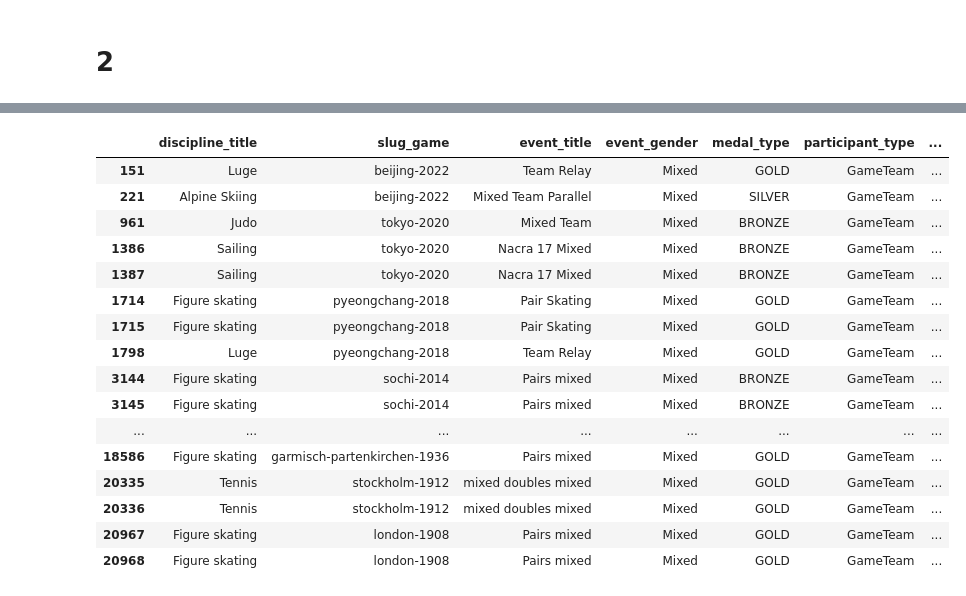
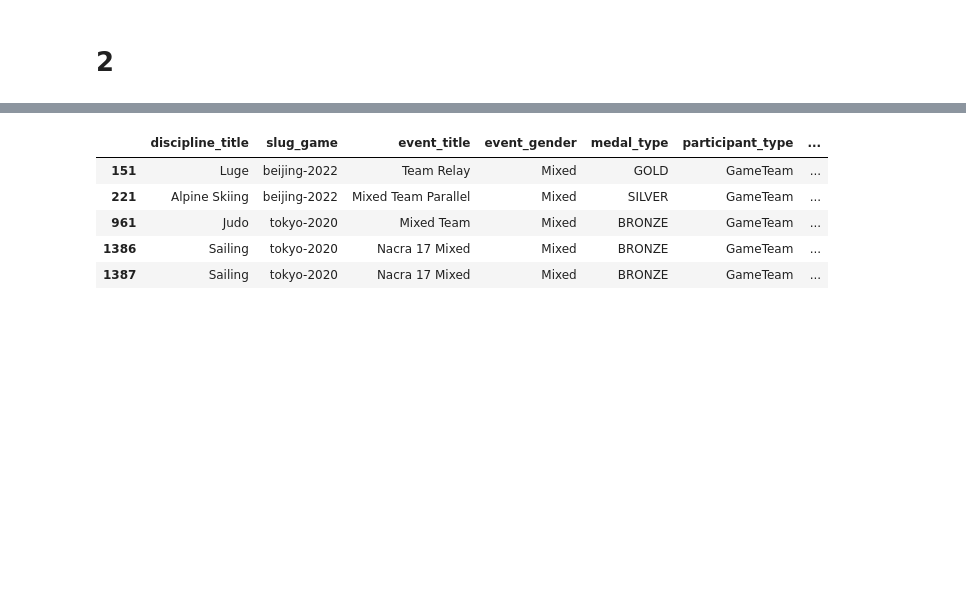
Before and after one commit to LakhbirSin/DessineMoiJO, a Jupyter notebook: JO BON.ipynb, the cells around one changed output, grey strips where cells are left out. Saved outputs shown, nothing was run; the diff lists cells and outputs as text; code cells hidden in the pictures; blank space fills up the shorter version.

```diff
--- a/JO BON.ipynb
+++ b/JO BON.ipynb
@@ -265,24 +186,13 @@ plotF + p9.geom_line(color='red') + p9.ggtitle("Total Athletes DE Femme")
 # %%
 Mixed = Medaille[Medaille["event_gender"] == "Mixed"]
-Mixed
+Mixed.head()
 # %% [output]
 |  | discipline_title | slug_game | event_title | event_gender | medal_type | participant_type | ... |
 | 151 | Luge | beijing-2022 | Team Relay | Mixed | GOLD | GameTeam | ... |
 | 221 | Alpine Skiing | beijing-2022 | Mixed Team Parallel | Mixed | SILVER | GameTeam | ... |
 | 961 | Judo | tokyo-2020 | Mixed Team | Mixed | BRONZE | GameTeam | ... |
 | 1386 | Sailing | tokyo-2020 | Nacra 17 Mixed | Mixed | BRONZE | GameTeam | ... |
 | 1387 | Sailing | tokyo-2020 | Nacra 17 Mixed | Mixed | BRONZE | GameTeam | ... |
-| 1714 | Figure skating | pyeongchang-2018 | Pair Skating | Mixed | GOLD | GameTeam | ... |
-| 1715 | Figure skating | pyeongchang-2018 | Pair Skating | Mixed | GOLD | GameTeam | ... |
-| 1798 | Luge | pyeongchang-2018 | Team Relay | Mixed | GOLD | GameTeam | ... |
-| 3144 | Figure skating | sochi-2014 | Pairs mixed | Mixed | BRONZE | GameTeam | ... |
-| 3145 | Figure skating | sochi-2014 | Pairs mixed | Mixed | BRONZE | GameTeam | ... |
-| ... | ... | ... | ... | ... | ... | ... | ... |
-| 18586 | Figure skating | garmisch-partenkirchen-1936 | Pairs mixed | Mixed | GOLD | GameTeam | ... |
-| 20335 | Tennis | stockholm-1912 | mixed doubles mixed | Mixed | GOLD | GameTeam | ... |
-| 20336 | Tennis | stockholm-1912 | mixed doubles mixed | Mixed | GOLD | GameTeam | ... |
-| 20967 | Figure skating | london-1908 | Pairs mixed | Mixed | GOLD | GameTeam | ... |
-| 20968 | Figure skating | london-1908 | Pairs mixed | Mixed | GOLD | GameTeam | ... |
 # %%
 dates = []
 for value in Mixed["slug_game"].values:
```
Also changed, not shown: parts of 21 cells of this notebook, 1 other file.
